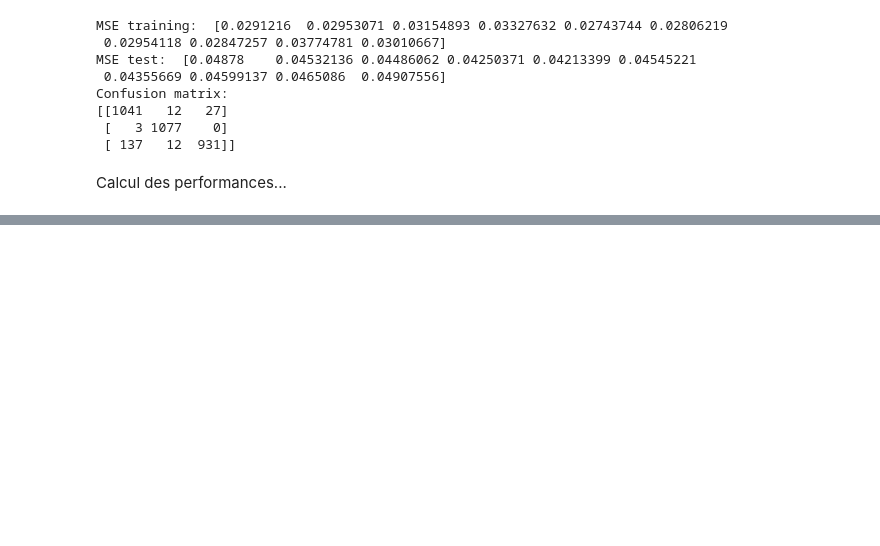
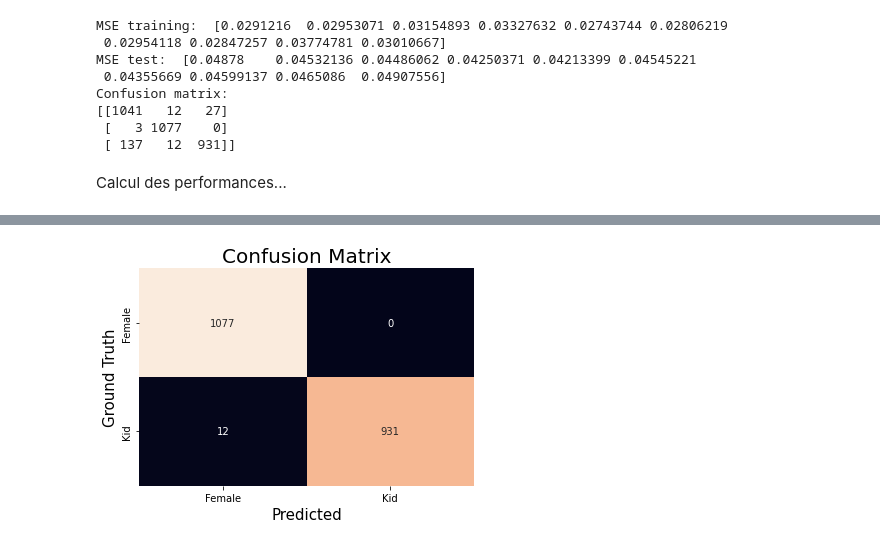
Before and after one commit to Nelson-Jnrnd/ARN_L3, a Jupyter notebook: notebooks/experience_2.ipynb, the cells around one changed output, grey strips where cells are left out. Saved outputs shown, nothing was run; the diff lists cells and outputs as text; code cells hidden in the pictures; blank space fills up the shorter version.

```diff
--- a/notebooks/experience_2.ipynb
+++ b/notebooks/experience_2.ipynb
@@ -525,0 +526,9 @@ Recall 0.9410493827160494
+# %%
+ax = sns.heatmap(conf_mat[1:,1:], annot=True, cbar=False, fmt=".4g", xticklabels=classes[1:], yticklabels=classes[1:])
+pl.title('Confusion Matrix', fontsize = 20) # title with fontsize 20
+pl.xlabel('Predicted', fontsize = 15) # x-axis label with fontsize 15
+pl.ylabel('Ground Truth', fontsize = 15) # y-axis label wth fontsize 15
+
+pl.show()
+# %% [output]
+[figure, added]
```
Also changed, not shown: parts of 1 cell of this notebook, 3 other files.
